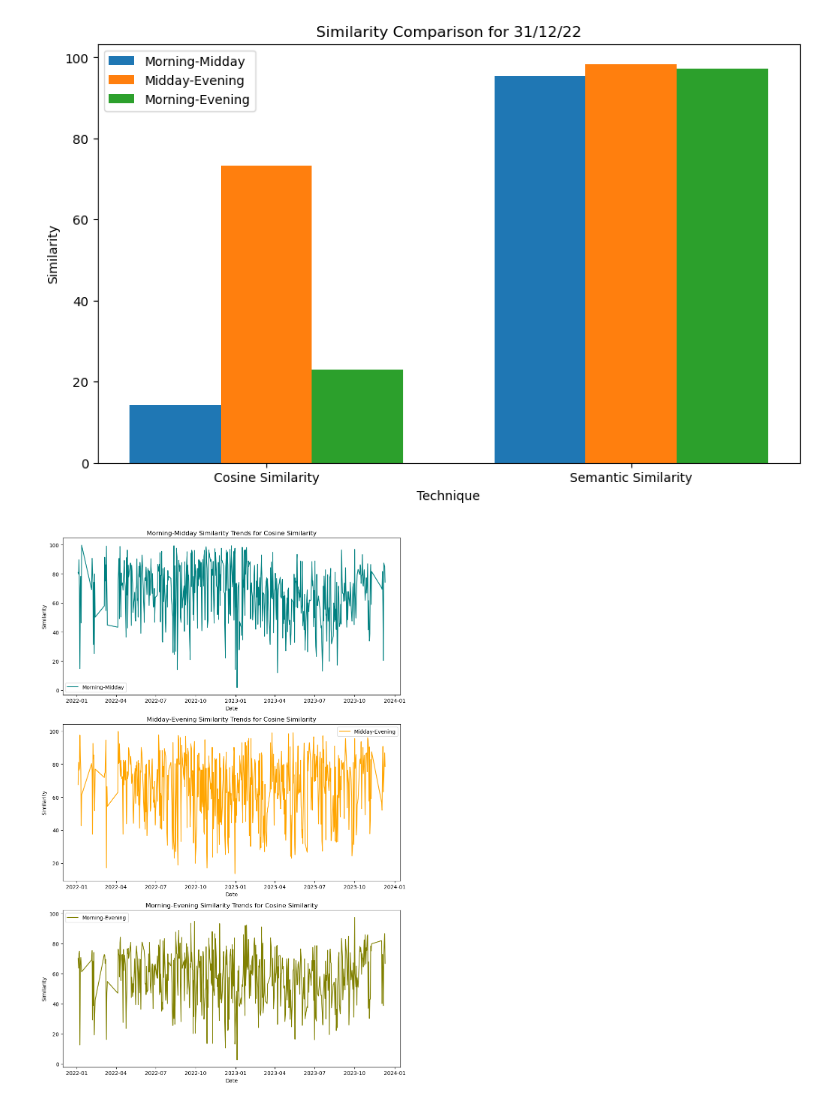
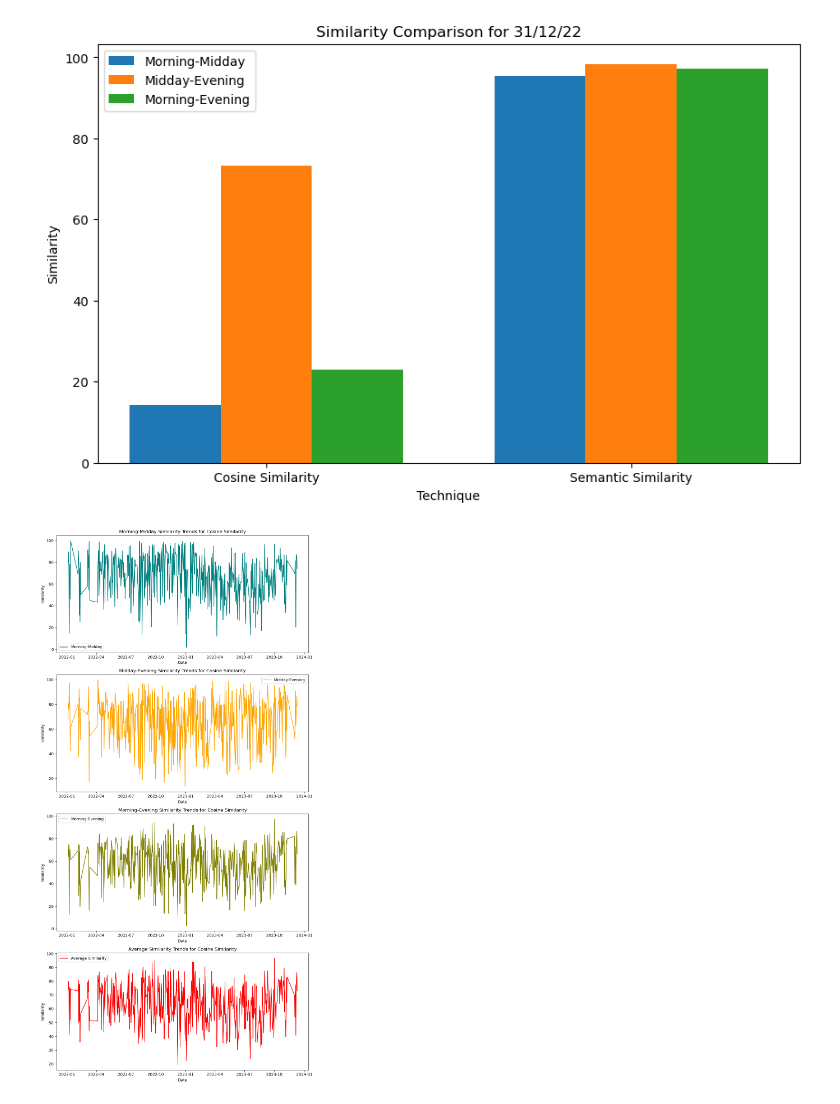
Before and after one commit to udayb3/Analysis-of-Daily-News-Bulletin, a Jupyter notebook: Graph/graph.ipynb, the cells around one changed output. Cells and saved outputs as stored; diff of their text form; code cells hidden in the pictures.

Commit message:
more_graphs-addded

```diff
--- a/Graph/graph.ipynb
+++ b/Graph/graph.ipynb
@@ -96,41 +99,51 @@ plt.show()
 import pandas as pd
 import matplotlib.pyplot as plt
 
-technique ='Cosine Similarity'
+technique = 'Cosine Similarity'
 
 technique_df = df[df['Technique'] == technique].copy()
 
 if technique_df.empty:
     print(f"No data found for {technique}. Please check your inputs.")
 else:
+
     technique_df['Date'] = pd.to_datetime(technique_df['Date'])
 
     technique_df = technique_df.sort_values('Date')
 
-    fig, axes = plt.subplots(nrows=3, ncols=1, figsize=(10, 15))
+    technique_df['AverageSimilarity'] = technique_df[['Morning-Midday', 'Midday-Evening', 'Morning-Evening']].mean(axis=1)
+
+    fig, axes = plt.subplots(nrows=4, ncols=1, figsize=(10, 20))
 
     axes[0].plot(technique_df['Date'], technique_df['Morning-Midday'], label='Morning-Midday', color='teal')
     axes[0].set_xlabel('Date')
     axes[0].set_ylabel('Similarity')
     axes[0].set_title(f'Morning-Midday Similarity Trends for {technique}')
     axes[0].legend()
 
     axes[1].plot(technique_df['Date'], technique_df['Midday-Evening'], label='Midday-Evening', color='orange')
     axes[1].set_xlabel('Date')
     axes[1].set_ylabel('Similarity')
     axes[1].set_title(f'Midday-Evening Similarity Trends for {technique}')
     axes[1].legend()
 
     axes[2].plot(technique_df['Date'], technique_df['Morning-Evening'], label='Morning-Evening', color='olive')
     axes[2].set_xlabel('Date')
     axes[2].set_ylabel('Similarity')
     axes[2].set_title(f'Morning-Evening Similarity Trends for {technique}')
     axes[2].legend()
 
+    axes[3].plot(technique_df['Date'], technique_df['AverageSimilarity'], label='Average Similarity', color='red')
+    axes[3].set_xlabel('Date')
+    axes[3].set_ylabel('Similarity')
+    axes[3].set_title(f'Average Similarity Trends for {technique}')
+    axes[3].legend()
+
     plt.tight_layout()
+
     plt.show()
 # %% [output]
-[figure, old version]
+[figure, new version]
 # %%
 import pandas as pd
 import matplotlib.pyplot as plt
```
Also changed, not shown: parts of 11 cells of this notebook.
